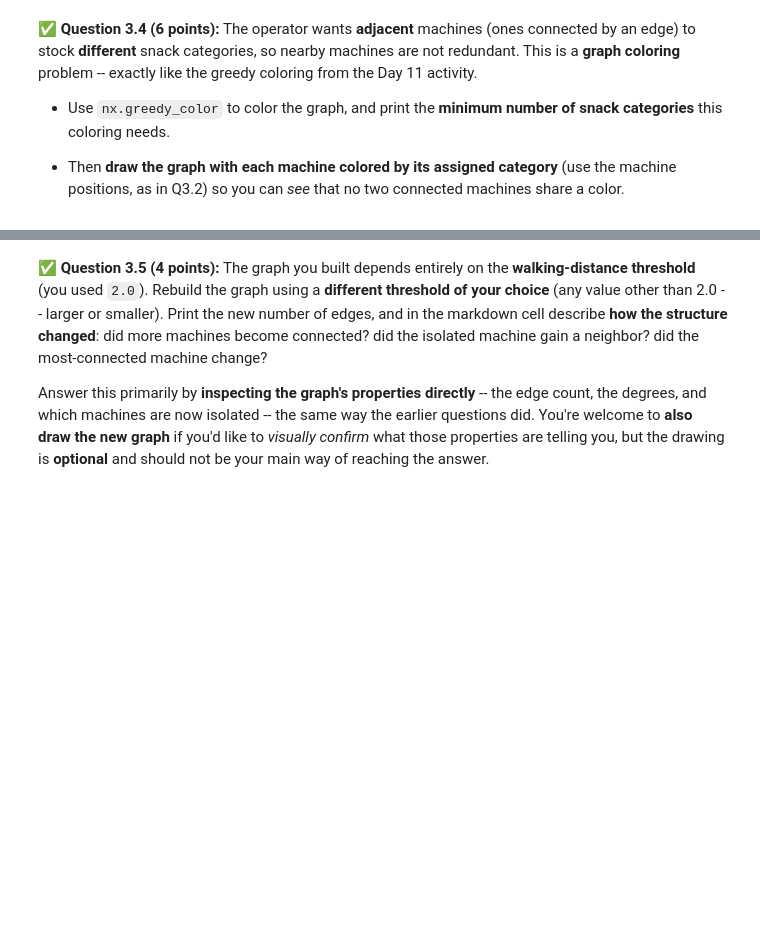
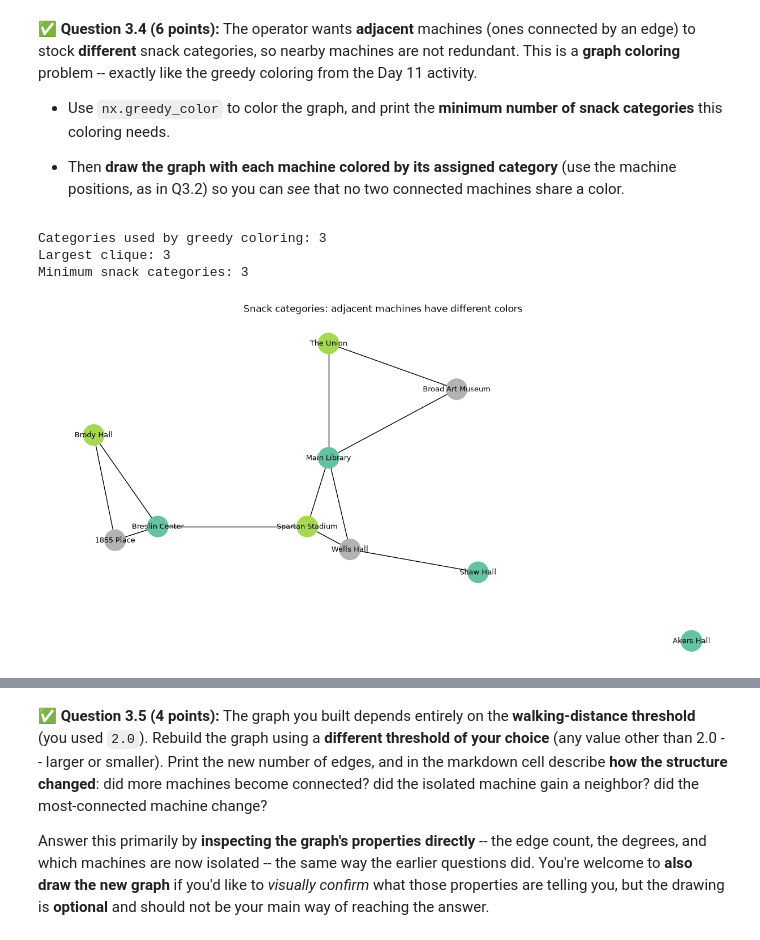
Before and after one commit to ykalani/CMSE202-f26-turnin, a Jupyter notebook: hw-02/HW02-ABMandGraphTheory-STUDENT.ipynb, the cells around one changed output, grey strips where cells are left out. Cells and saved outputs as stored; diff of their text form; code cells hidden in the pictures; blank space fills up the shorter version.

```diff
--- a/hw-02/HW02-ABMandGraphTheory-STUDENT.ipynb
+++ b/hw-02/HW02-ABMandGraphTheory-STUDENT.ipynb
@@ -660,3 +694,24 @@ coloring** problem -- exactly like the greedy coloring from the Day 11 activity.
+# %%
+# Put your code for Question 3.4 here.
+coloring = nx.greedy_color(G, strategy='largest_first')
+category_count = len(set(coloring.values()))
+# Greedy coloring is generally an upper bound. A clique of the same size proves optimality here.
+clique_size = max(len(clique) for clique in nx.find_cliques(G))
+print('Categories used by greedy coloring:', category_count)
+print('Largest clique:', clique_size)
+assert category_count == clique_size
+print('Minimum snack categories:', category_count)
+assert all(coloring[a] != coloring[b] for a, b in G.edges())
+plt.figure(figsize=(12, 6))
+nx.draw(G, pos, with_labels=True, node_color=[coloring[n] for n in G.nodes],
+        cmap=plt.cm.Set2, node_size=700, font_size=9)
+plt.title('Snack categories: adjacent machines have different colors')
+plt.show()
+# %% [output]
+Categories used by greedy coloring: 3
+Largest clique: 3
+Minimum snack categories: 3
+[figure, added]
 # %% [markdown]
 <!-- END QUESTION -->
 <!-- DO NOT MODIFY OR DELETE THIS CELL -->
```
Also changed, not shown: parts of 16 cells of this notebook.
